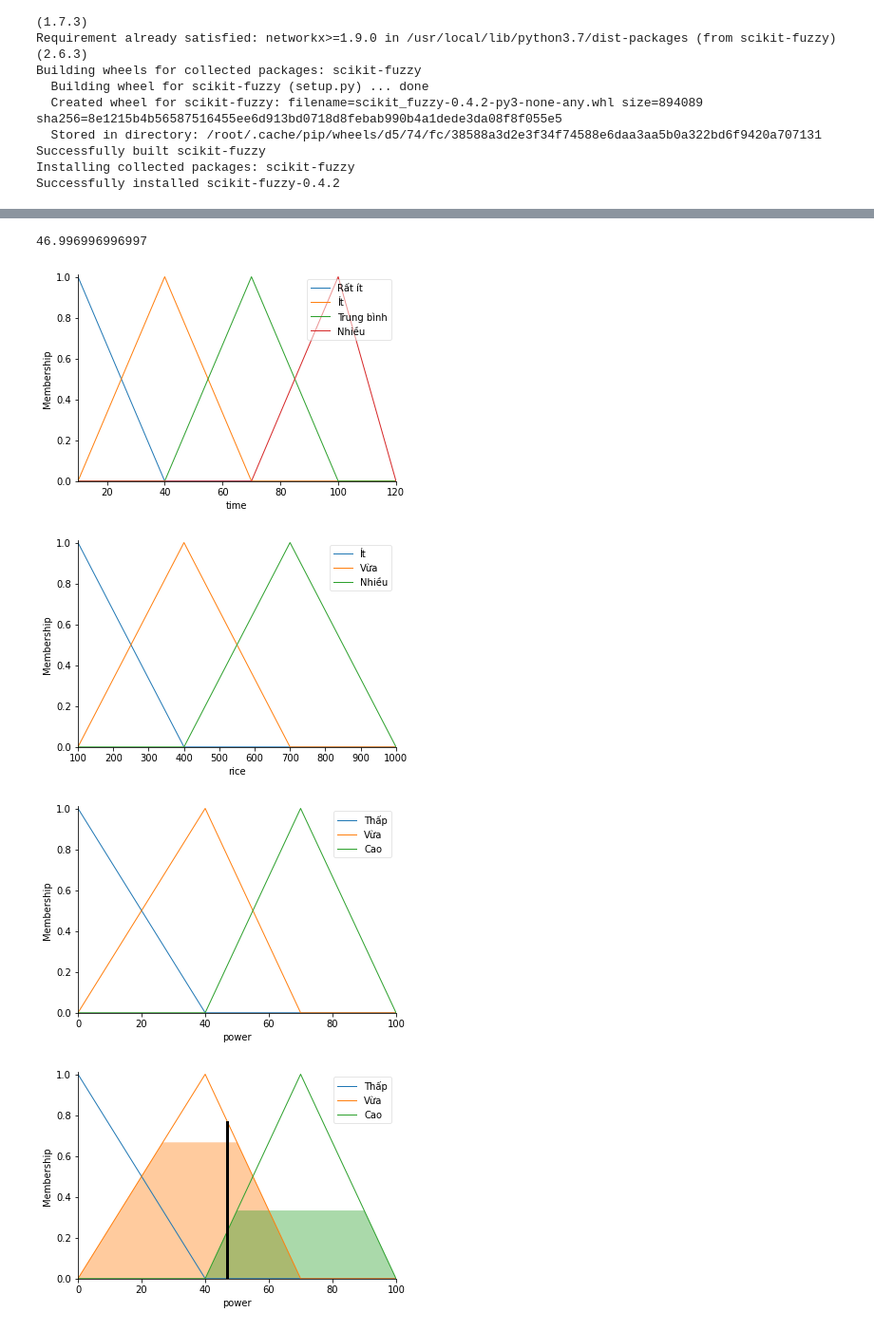
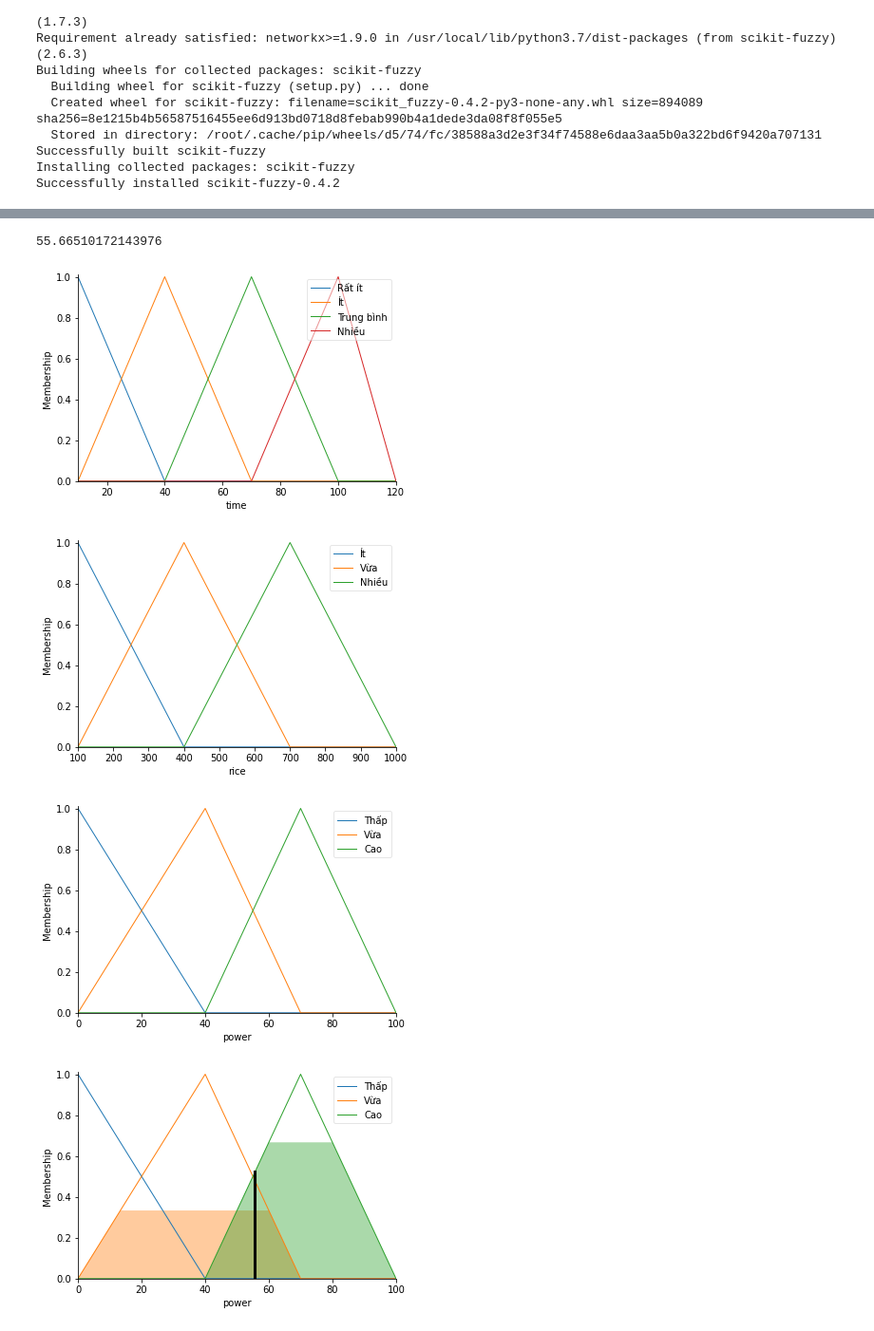
Before and after one commit to HoangKhaLe/b-i-t-p-n-i-c-m-i-n, a Jupyter notebook: Untitled0.ipynb, the cells around one changed output, grey strips where cells are left out. Shown at 95% size. Drawn from its saved outputs; the diff is of its cells as text; code cells hidden in the pictures.

```diff
--- a/Untitled0.ipynb
+++ b/Untitled0.ipynb
@@ -395,33 +366,33 @@ power['Thấp'] = fuzz.trimf(power.universe,[0,0,40])
 power['Vừa'] = fuzz.trimf(power.universe,[0,40,70])
 power['Cao'] = fuzz.trimf(power.universe,[40,70,100])
 power.view()
 
 rule1 = ctrl.Rule(rice['Ít'] & time['Rất ít'], power['Thấp'])
 rule2 = ctrl.Rule(rice['Vừa'] & time['Rất ít'], power['Vừa'])
 rule3 = ctrl.Rule(rice['Nhiều'] & time['Rất ít'], power['Cao'])
 
 rule4 = ctrl.Rule(rice['Ít'] & time['Ít'], power['Thấp'])
 rule5 = ctrl.Rule(rice['Vừa'] & time['Ít'], power['Vừa'])
 rule6 = ctrl.Rule(rice['Nhiều'] & time['Ít'], power['Cao'])
 
 rule7 = ctrl.Rule(rice['Ít'] & time['Trung bình'], power['Thấp'])
 rule8 = ctrl.Rule(rice['Vừa'] & time['Trung bình'], power['Thấp'])
 rule9 = ctrl.Rule(rice['Nhiều'] & time['Trung bình'], power['Vừa'])
 
 rule10 = ctrl.Rule(rice['Ít'] & time['Nhiều'], power['Thấp'])
 rule11 = ctrl.Rule(rice['Vừa'] & time['Nhiều'], power['Thấp'])
 rule12 = ctrl.Rule(rice['Nhiều'] & time['Nhiều'], power['Thấp'])
 
 system_ctrl= ctrl.ControlSystem(rules=[rule1, rule1, rule2, rule3, rule4, rule5, rule6, rule7, rule8, rule9, rule10, rule11, rule12])
 system=ctrl.ControlSystemSimulation(system_ctrl)
-system.input['rice']=500
+system.input['rice']=600
 system.input['time']=30
 system.compute()
 print(system.output['power'])
 power.view(sim=system)
 # %% [output]
-46.996996996997
+55.66510172143976
 [figure]
 [figure]
 [figure]
-[figure, old version]
+[figure, new version]
```
Also changed, not shown: parts of 4 cells of this notebook.
